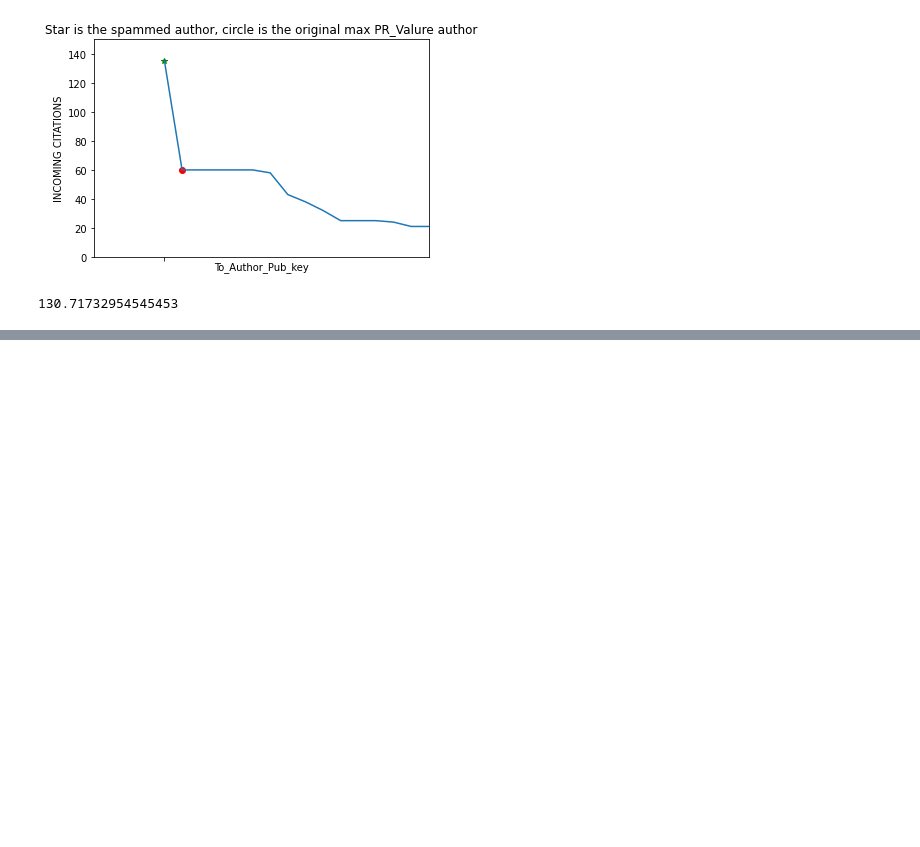
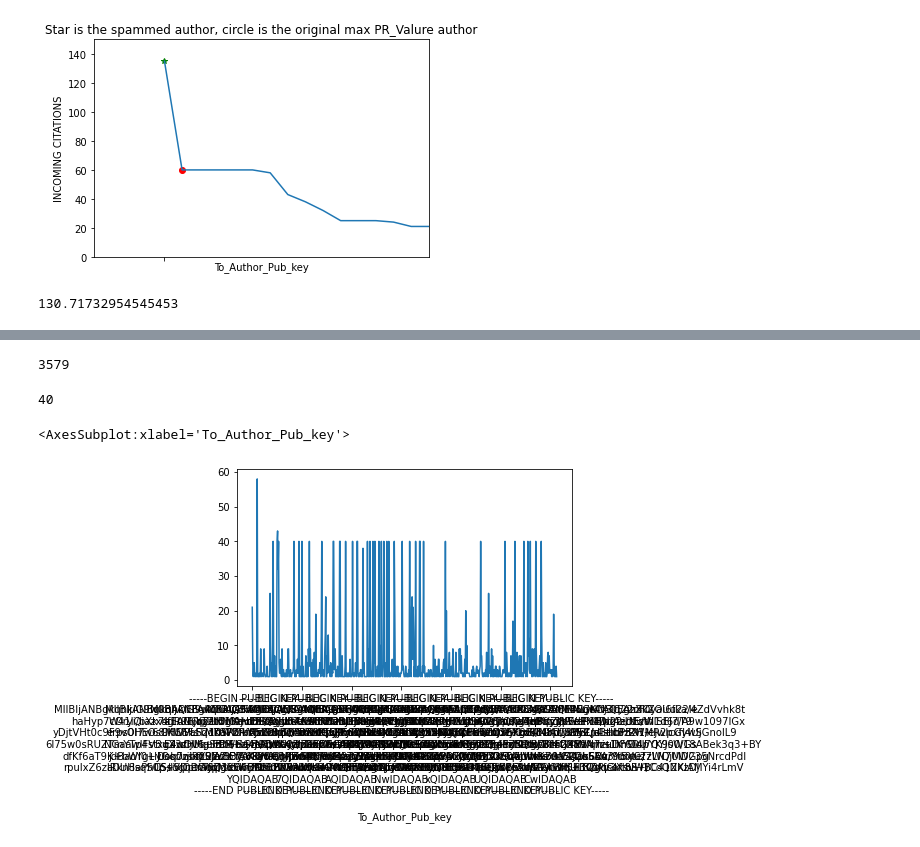
Before and after one commit to matteo-Donofrio-unipi/Master_Degree_Thesis, a Jupyter notebook: POST_LAD_EXPERIMENTS/Post_Lad_Dfs.ipynb, the cells around one changed output, grey strips where cells are left out. Saved outputs shown, nothing was run; the diff lists cells and outputs as text; code cells hidden in the pictures; blank space fills up the shorter version.

```diff
--- a/POST_LAD_EXPERIMENTS/Post_Lad_Dfs.ipynb
+++ b/POST_LAD_EXPERIMENTS/Post_Lad_Dfs.ipynb
@@ -1400,0 +1537,15 @@ plt.axis([-4, 15, 0, 150])
+# %%
+DB_AA_post_clique = pd.read_csv('./DB_articles_authors_built_post_clique.csv')
+
+genesis_tx_node_id = DB_AA_post_clique[DB_AA_post_clique['To_Author_Pub_key']=='Not_available']['ToNodeId'].values[0]
+
+#RIMUOVO LE CITAZIONI INIZIALI FATTE VERSO LA GENESIS TX DAGLI ARTICOLI DI FRONTIERA
+DB_AA_post_clique = DB_AA_post_clique[DB_AA_post_clique['ToNodeId']!= genesis_tx_node_id]
+
+#SEED DI AUTORE CON PR MASSIMO:
+pub_key_max_pr = PR_df_post_clique.iloc[0]['Author']
+
+
+#CALCOLO IL NUMERO DI CITAZIONI RICEVUTE DALL'AUTORE ORIGINALE CON MASSIMO PR VALUE
+print(f'Autore originale con PR massimo: \n {pub_key_max_pr} \n PR value: {PR_df_post_clique.iloc[0]["PR_values"]: .4} \n {len(DB_AA_post_clique[DB_AA_post_clique["To_Author_Pub_key"]==pub_key_max_pr])} citazioni ricevute')
+PR_df_post_clique.query('PR_values == PR_values.max()')
@@ -1400,0 +1568,4 @@ plt.axis([-4, 15, 0, 150])
+# %%
+len(DB_AA_post_clique)
+# %% [output]
+3579
@@ -1400,0 +1583,11 @@ plt.axis([-4, 15, 0, 150])
+# %%
+#num di diversi autori che lo citano
+DB_AA_post_clique[DB_AA_post_clique["To_Author_Pub_key"]==pub_key_spammed_author]['From_Author_Pub_Key'].nunique()
+# %% [output]
+40
+# %%
+#num di diversi autori che lo citano
+DB_AA_post_clique.groupby(by='To_Author_Pub_key')['From_Author_Pub_Key'].count().plot()
+# %% [output]
+<AxesSubplot:xlabel='To_Author_Pub_key'>
+[figure, added]
```
Also changed, not shown: parts of 18 cells of this notebook, 6 other files.
